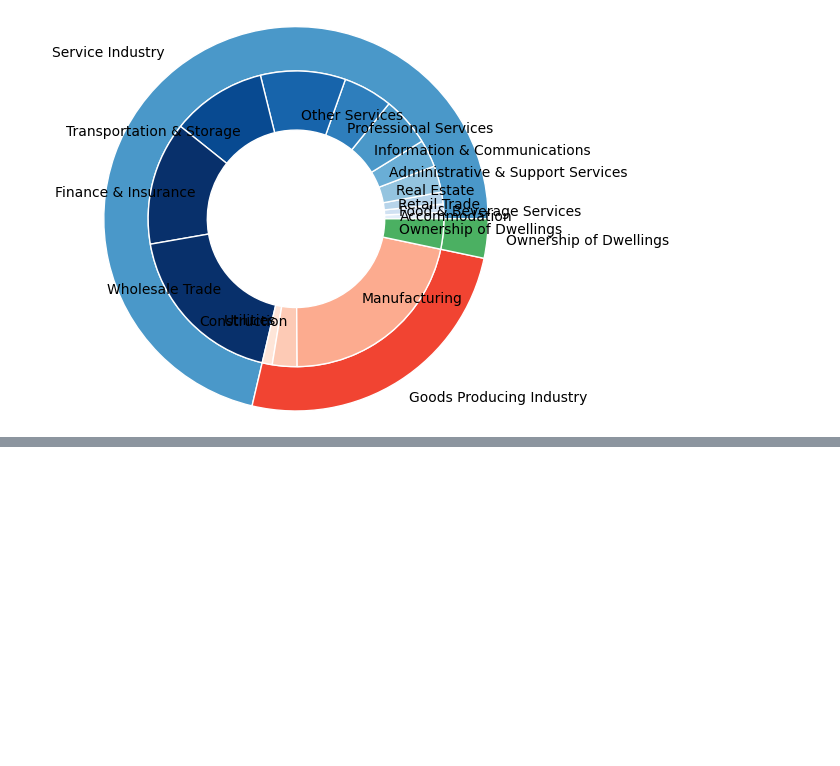
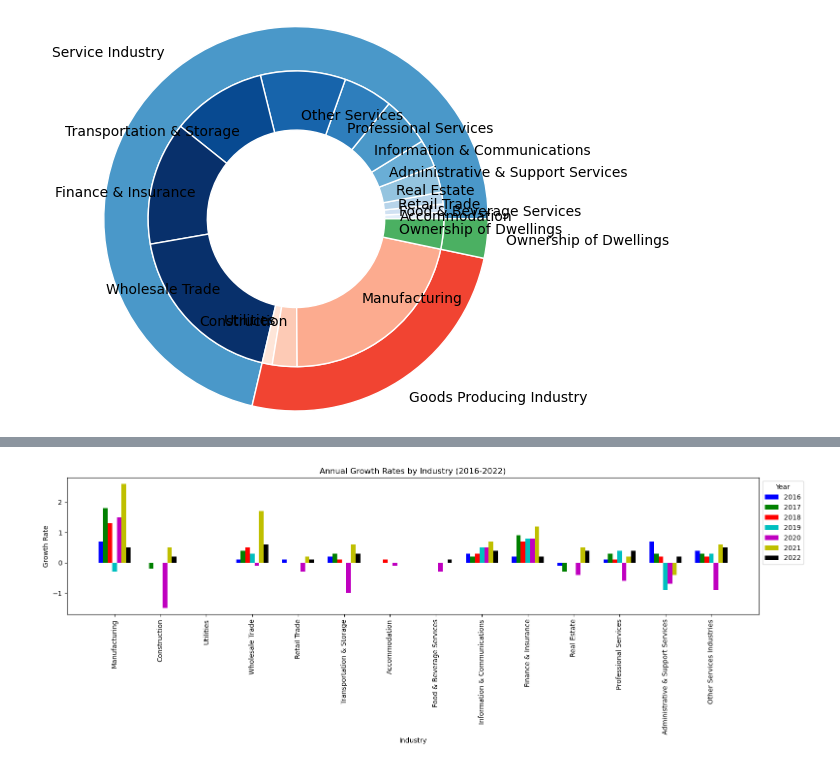
Before and after one commit to akshitkaranam/Test, a Jupyter notebook: Data_Viz.ipynb, the cells around one changed output, grey strips where cells are left out. Cells and saved outputs as stored; diff of their text form; code cells hidden in the pictures; blank space fills up the shorter version.

```diff
--- a/Data_Viz.ipynb
+++ b/Data_Viz.ipynb
@@ -232,0 +367,8 @@ px.colors.sequential.Darkmint
+# %%
+columns_requires = ["Data Series"]
+
+for i in range(2022,2015,-1):
+    columns_requires.append(str(i) + " ")
+
+industries_df = industries_df[columns_requires]
+industries_df.to_json('industries_change.json',orient='records')
@@ -232,0 +393,51 @@ px.colors.sequential.Darkmint
+# %%
+import matplotlib.pyplot as plt
+
+# Your data
+data = [
+    {"Data Series": "Manufacturing", "2022": 0.5, "2021": 2.6, "2020": 1.5, "2019": -0.3, "2018": 1.3, "2017": 1.8, "2016": 0.7},
+    {"Data Series": "Construction", "2022": 0.2, "2021": 0.5, "2020": -1.5, "2019": 0.0, "2018": 0.0, "2017": -0.2, "2016": 0.0},
+    {"Data Series": "Utilities", "2022": 0.0, "2021": 0.0, "2020": 0.0, "2019": 0.0, "2018": 0.0, "2017": 0.0, "2016": 0.0},
+    {"Data Series": "Wholesale Trade", "2022": 0.6, "2021": 1.7, "2020": -0.1, "2019": 0.3, "2018": 0.5, "2017": 0.4, "2016": 0.1},
+    {"Data Series": "Retail Trade", "2022": 0.1, "2021": 0.2, "2020": -0.3, "2019": 0.0, "2018": 0.0, "2017": 0.0, "2016": 0.1},
+    {"Data Series": "Transportation & Storage", "2022": 0.3, "2021": 0.6, "2020": -1.0, "2019": 0.0, "2018": 0.1, "2017": 0.3, "2016": 0.2},
+    {"Data Series": "Accommodation", "2022": 0.0, "2021": 0.0, "2020": -0.1, "2019": 0.0, "2018": 0.1, "2017": 0.0, "2016": 0.0},
+    {"Data Series": "Food & Beverage Services", "2022": 0.1, "2021": 0.0, "2020": -0.3, "2019": 0.0, "2018": 0.0, "2017": 0.0, "2016": 0.0},
+    {"Data Series": "Information & Communications", "2022": 0.4, "2021": 0.7, "2020": 0.5, "2019": 0.5, "2018": 0.3, "2017": 0.2, "2016": 0.3},
+    {"Data Series": "Finance & Insurance", "2022": 0.2, "2021": 1.2, "2020": 0.8, "2019": 0.8, "2018": 0.7, "2017": 0.9, "2016": 0.2},
+    {"Data Series": "Real Estate", "2022": 0.4, "2021": 0.5, "2020": -0.4, "2019": 0.0, "2018": 0.0, "2017": -0.3, "2016": -0.1},
+    {"Data Series": "Professional Services", "2022": 0.4, "2021": 0.2, "2020": -0.6, "2019": 0.4, "2018": 0.1, "2017": 0.3, "2016": 0.1},
+    {"Data Series": "Administrative & Support Services", "2022": 0.2, "2021": -0.4, "2020": -0.7, "2019": -0.9, "2018": 0.2, "2017": 0.3, "2016": 0.7},
+    {"Data Series": "Other Services Industries", "2022": 0.5, "2021": 0.6, "2020": -0.9, "2019": 0.3, "2018": 0.2, "2017": 0.3, "2016": 0.4}
+]
+
+# Extract years and growth rates for plotting
+years = ["2016", "2017", "2018", "2019", "2020", "2021", "2022"]
+data_series = [d["Data Series"].strip() for d in data]
+growth_rates = {year: [d[year] for d in data] for year in years}
+
+# Create a bar chart
+bar_width = 0.1
+index = range(len(data_series))
+colors = ['b', 'g', 'r', 'c', 'm', 'y', 'k']
+
+# Increase the size of the figure
+fig, ax = plt.subplots(figsize=(16, 6))
+
+for i, year in enumerate(years):
+    ax.bar([x + i * bar_width for x in index], growth_rates[year], bar_width, label=year, color=colors[i])
+
+ax.set_xlabel('Industry')
+ax.set_ylabel('Growth Rate')
+ax.set_title('Annual Growth Rates by Industry (2016-2022)')
+ax.set_xticks([x + 3 * bar_width for x in index])
+ax.set_xticklabels(data_series, rotation=90)
+
+# Move the legend to the upper left corner
+ax.legend(title='Year', loc='upper left', bbox_to_anchor=(1, 1))
+plt.savefig('industry_growth_rates.png',transparent=True,bbox_inches = "tight")
+
+plt.tight_layout()
+plt.show()
+# %% [output]
+[figure, added]
```
Also changed, not shown: parts of 65 cells of this notebook, 57 other files.
